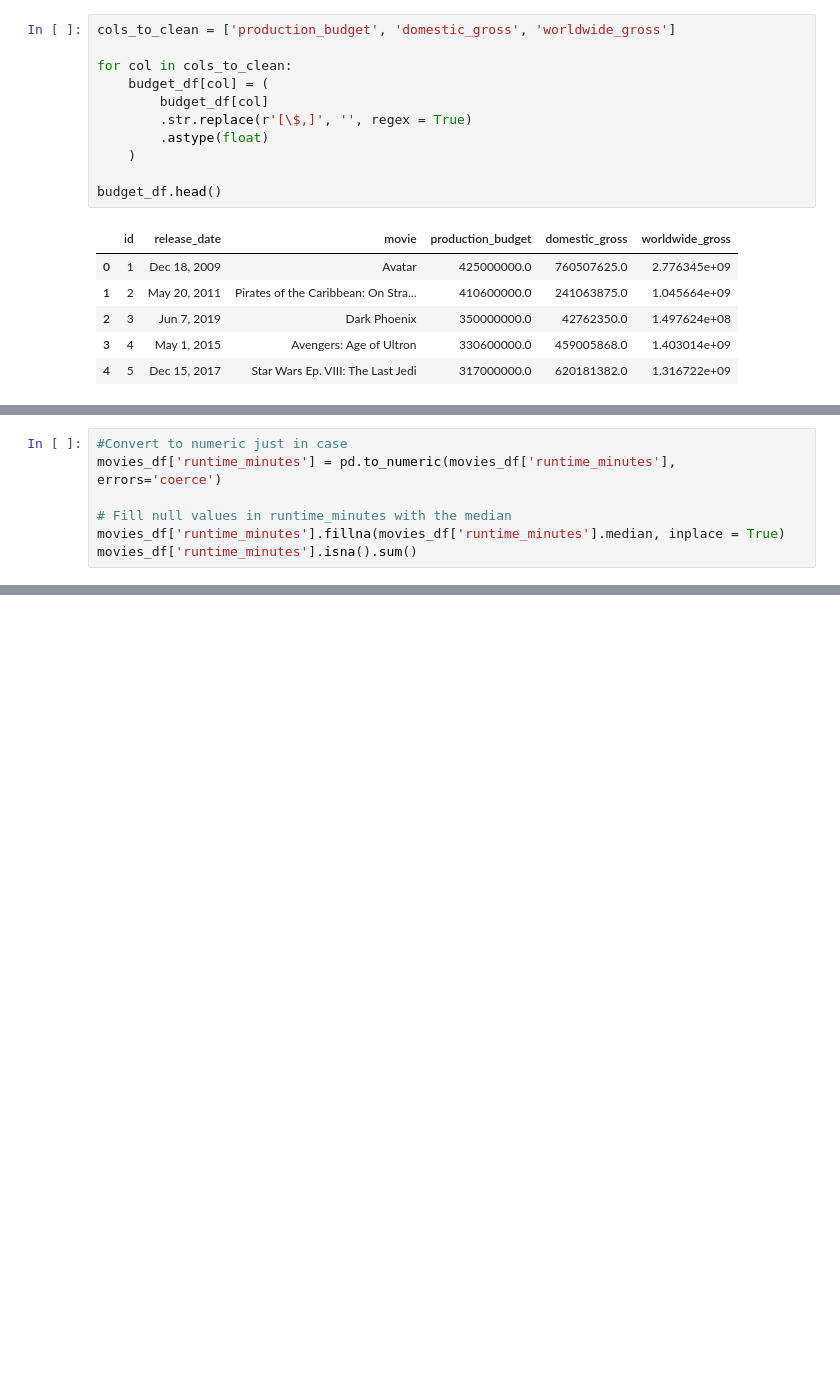
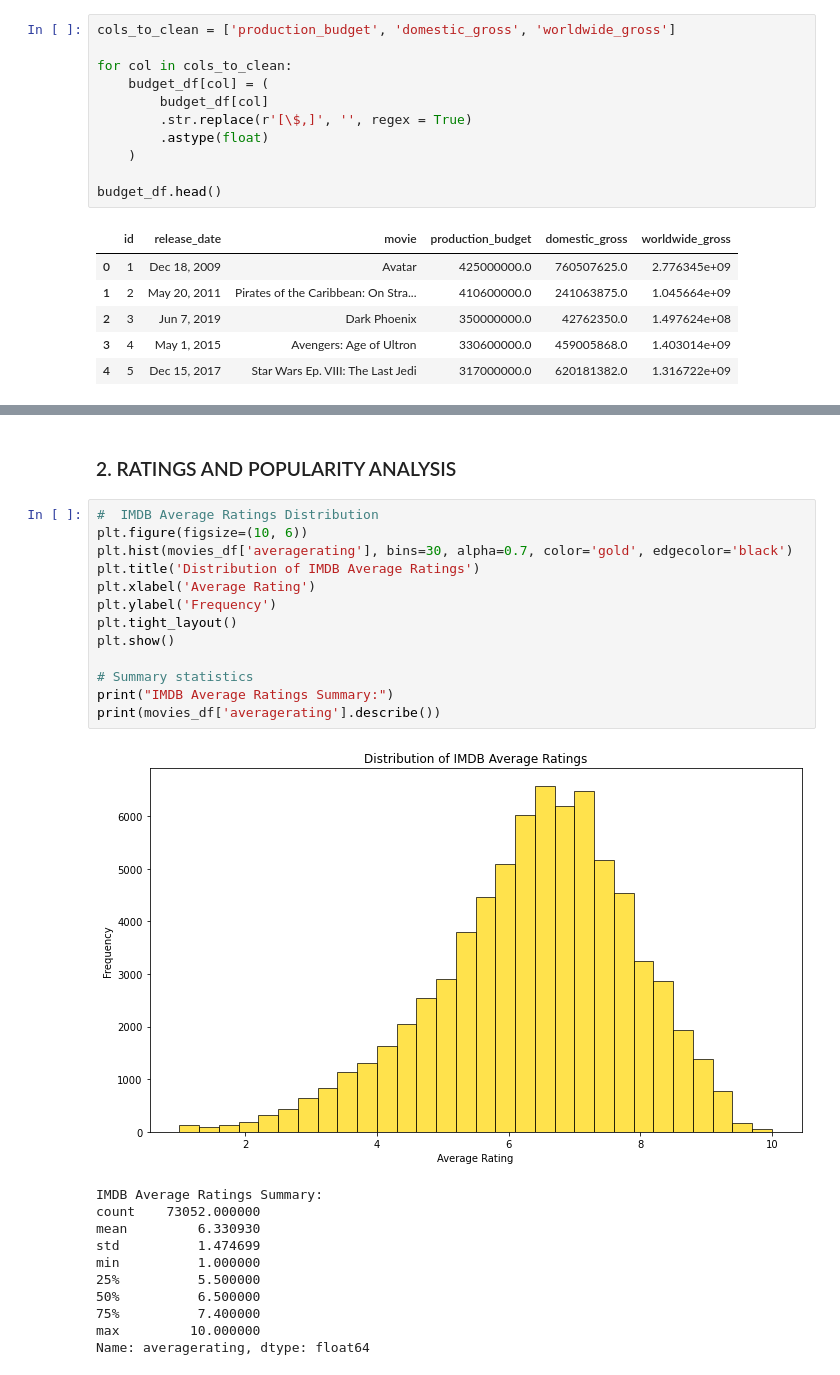
Before and after one commit to Vain-Guy/Data-s-Cut, a Jupyter notebook: notebooks/exploratory.ipynb, the cells around one changed output, grey strips where cells are left out. Saved outputs shown, nothing was run; the diff lists cells and outputs as text; blank space fills up the shorter version.

```diff
--- a/notebooks/exploratory.ipynb
+++ b/notebooks/exploratory.ipynb
@@ -1022,7 +670,0 @@ numvotes                  0                 0.00
-# %%
-#Convert to numeric just in case
-movies_df['runtime_minutes'] = pd.to_numeric(movies_df['runtime_minutes'], errors='coerce')
-
-# Fill null values in runtime_minutes with the median
-movies_df['runtime_minutes'].fillna(movies_df['runtime_minutes'].median, inplace = True)
-movies_df['runtime_minutes'].isna().sum()
@@ -1066,0 +743,27 @@ movies_df.shape
+# %% [markdown]
+### 2. RATINGS AND POPULARITY ANALYSIS
+# %%
+#  IMDB Average Ratings Distribution
+plt.figure(figsize=(10, 6))
+plt.hist(movies_df['averagerating'], bins=30, alpha=0.7, color='gold', edgecolor='black')
+plt.title('Distribution of IMDB Average Ratings')
+plt.xlabel('Average Rating')
+plt.ylabel('Frequency')
+plt.tight_layout()
+plt.show()
+
+# Summary statistics
+print("IMDB Average Ratings Summary:")
+print(movies_df['averagerating'].describe())
+# %% [output]
+[figure, added]
+IMDB Average Ratings Summary:
+count    73052.000000
+mean         6.330930
+std          1.474699
+min          1.000000
+25%          5.500000
+50%          6.500000
+75%          7.400000
+max         10.000000
+Name: averagerating, dtype: float64
```
Also changed, not shown: parts of 107 cells of this notebook.
